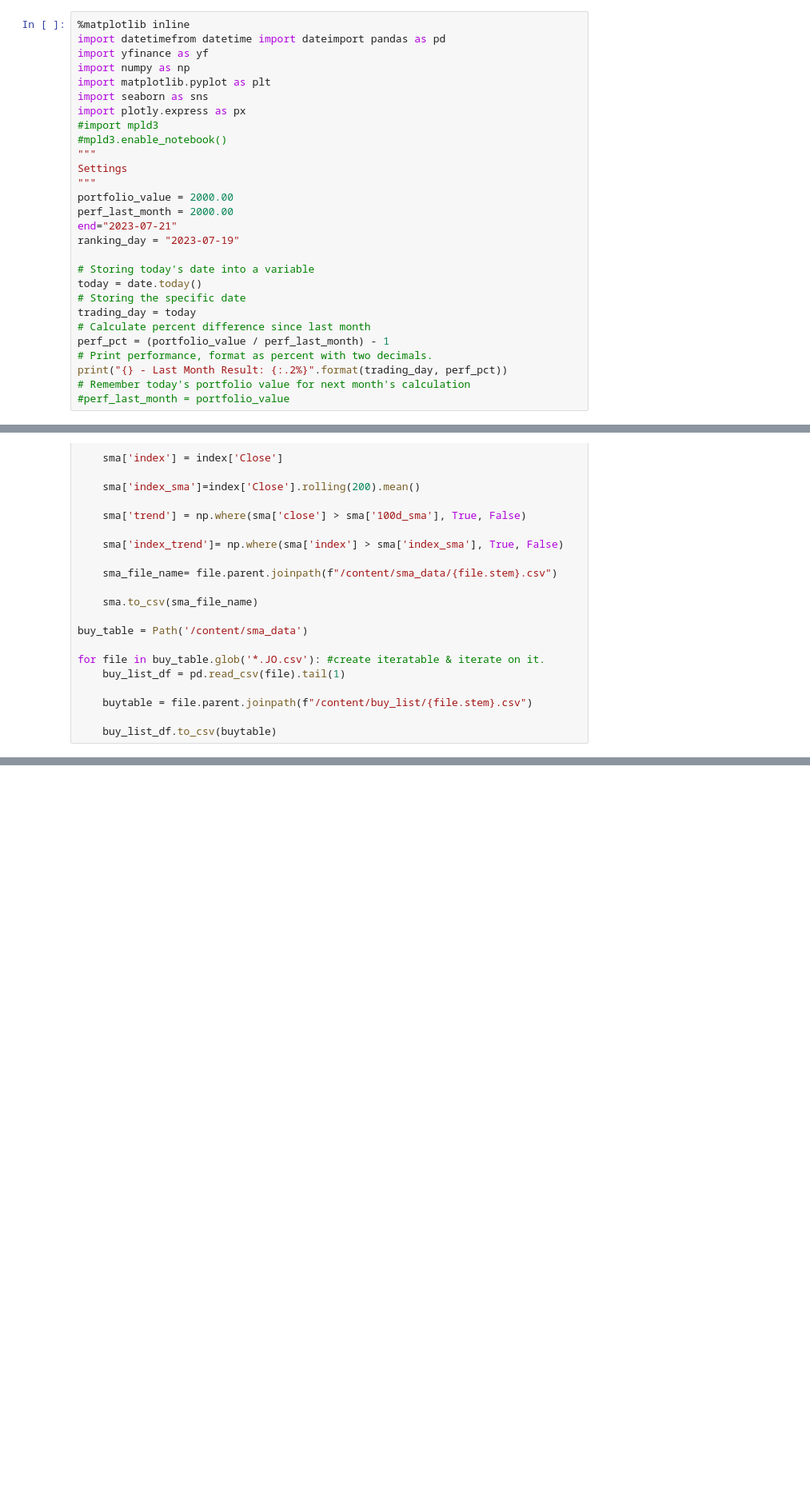
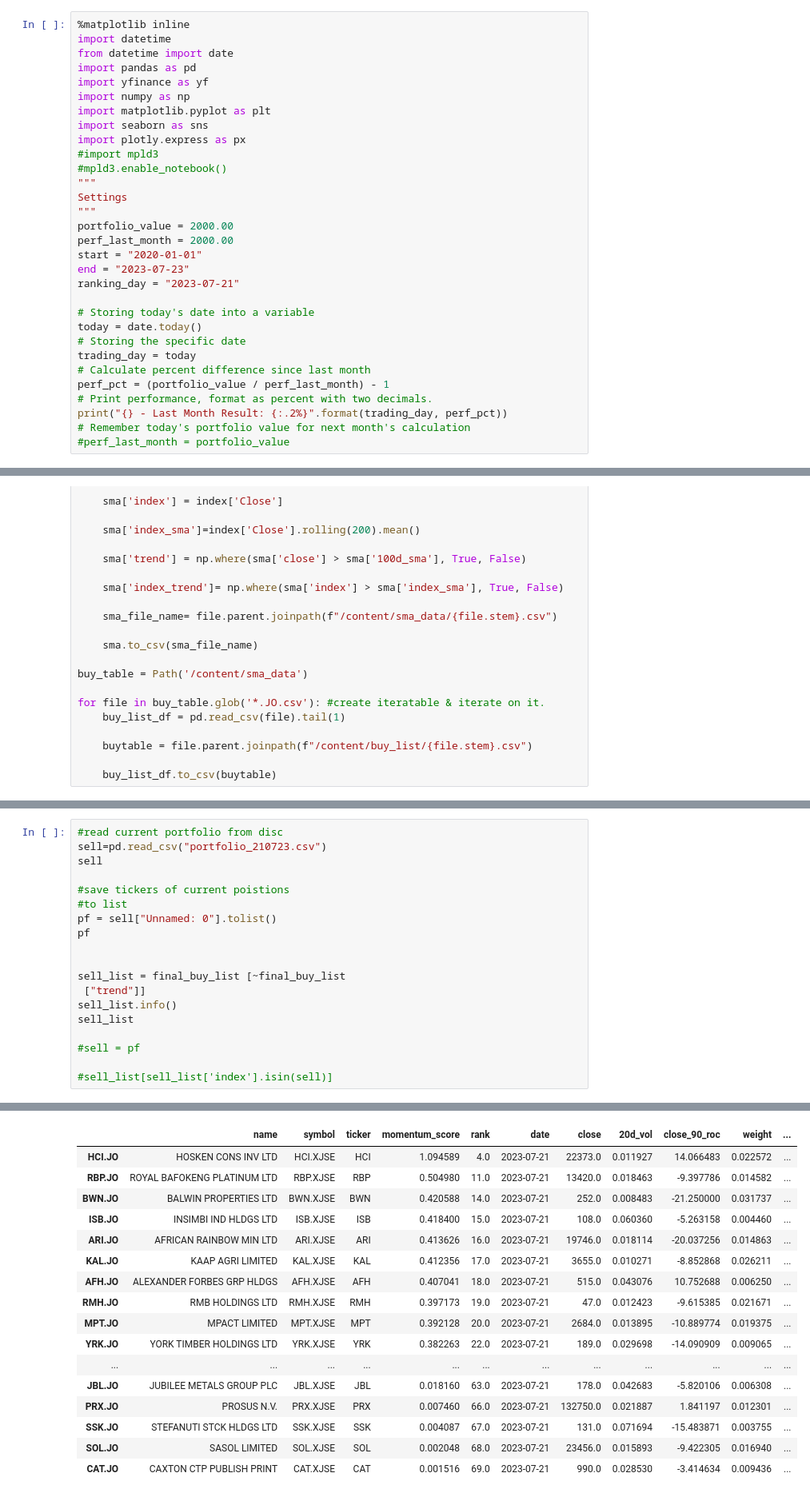
Before and after one commit to helmieresearch/helmieresearch, a Jupyter notebook: Momentum_Ranking_Model.ipynb, the cells around one changed output, grey strips where cells are left out. Shown at 80% size. Drawn from its saved outputs; the diff is of its cells as text; blank space fills up the shorter version.

```diff
--- a/Momentum_Ranking_Model.ipynb
+++ b/Momentum_Ranking_Model.ipynb
@@ -61,7 +12,9 @@ Successfully installed stockstats-0.6.0
 ###Import data
 # %%
 %matplotlib inline
-import datetimefrom datetime import dateimport pandas as pd
+import datetime
+from datetime import date
+import pandas as pd
 import yfinance as yf
 import numpy as np
 import matplotlib.pyplot as plt
@@ -74,8 +27,9 @@ Settings
 """
 portfolio_value = 2000.00
 perf_last_month = 2000.00
-end="2023-07-21"
-ranking_day = "2023-07-19"
+start = "2020-01-01"
+end = "2023-07-23"
+ranking_day = "2023-07-21"
 
 # Storing today's date into a variable
 today = date.today()
@@ -560,0 +457,20 @@ memory usage: 11.8+ KB
+# %%
+#read current portfolio from disc
+sell=pd.read_csv("portfolio_210723.csv")
+sell
+
+#save tickers of current poistions
+#to list
+pf = sell["Unnamed: 0"].tolist()
+pf
+
+
+sell_list = final_buy_list [~final_buy_list
+ ["trend"]]
+sell_list.info()
+sell_list
+
+#sell = pf
+
+#sell_list[sell_list['index'].isin(sell)]
+# %% [output]
@@ -560,0 +494,17 @@ memory usage: 11.8+ KB
+|  | name | symbol | ticker | momentum_score | rank | date | close | 20d_vol | close_90_roc | weight | ... |
+| HCI.JO | HOSKEN CONS INV LTD | HCI.XJSE | HCI | 1.094589 | 4.0 | 2023-07-21 | 22373.0 | 0.011927 | 14.066483 | 0.022572 | ... |
+| RBP.JO | ROYAL BAFOKENG PLATINUM LTD | RBP.XJSE | RBP | 0.504980 | 11.0 | 2023-07-21 | 13420.0 | 0.018463 | -9.397786 | 0.014582 | ... |
+| BWN.JO | BALWIN PROPERTIES LTD | BWN.XJSE | BWN | 0.420588 | 14.0 | 2023-07-21 | 252.0 | 0.008483 | -21.250000 | 0.031737 | ... |
+| ISB.JO | INSIMBI IND HLDGS LTD | ISB.XJSE | ISB | 0.418400 | 15.0 | 2023-07-21 | 108.0 | 0.060360 | -5.263158 | 0.004460 | ... |
+| ARI.JO | AFRICAN RAINBOW MIN LTD | ARI.XJSE | ARI | 0.413626 | 16.0 | 2023-07-21 | 19746.0 | 0.018114 | -20.037256 | 0.014863 | ... |
+| KAL.JO | KAAP AGRI LIMITED | KAL.XJSE | KAL | 0.412356 | 17.0 | 2023-07-21 | 3655.0 | 0.010271 | -8.852868 | 0.026211 | ... |
+| AFH.JO | ALEXANDER FORBES GRP HLDGS | AFH.XJSE | AFH | 0.407041 | 18.0 | 2023-07-21 | 515.0 | 0.043076 | 10.752688 | 0.006250 | ... |
+| RMH.JO | RMB HOLDINGS LTD | RMH.XJSE | RMH | 0.397173 | 19.0 | 2023-07-21 | 47.0 | 0.012423 | -9.615385 | 0.021671 | ... |
+| MPT.JO | MPACT LIMITED | MPT.XJSE | MPT | 0.392128 | 20.0 | 2023-07-21 | 2684.0 | 0.013895 | -10.889774 | 0.019375 | ... |
+| YRK.JO | YORK TIMBER HOLDINGS LTD | YRK.XJSE | YRK | 0.382263 | 22.0 | 2023-07-21 | 189.0 | 0.029698 | -14.090909 | 0.009065 | ... |
+| ... | ... | ... | ... | ... | ... | ... | ... | ... | ... | ... | ... |
+| JBL.JO | JUBILEE METALS GROUP PLC | JBL.XJSE | JBL | 0.018160 | 63.0 | 2023-07-21 | 178.0 | 0.042683 | -5.820106 | 0.006308 | ... |
+| PRX.JO | PROSUS N.V. | PRX.XJSE | PRX | 0.007460 | 66.0 | 2023-07-21 | 132750.0 | 0.021887 | 1.841197 | 0.012301 | ... |
+| SSK.JO | STEFANUTI STCK HLDGS LTD | SSK.XJSE | SSK | 0.004087 | 67.0 | 2023-07-21 | 131.0 | 0.071694 | -15.483871 | 0.003755 | ... |
+| SOL.JO | SASOL LIMITED | SOL.XJSE | SOL | 0.002048 | 68.0 | 2023-07-21 | 23456.0 | 0.015893 | -9.422305 | 0.016940 | ... |
+| CAT.JO | CAXTON CTP PUBLISH PRINT | CAT.XJSE | CAT | 0.001516 | 69.0 | 2023-07-21 | 990.0 | 0.028530 | -3.414634 | 0.009436 | ... |
```
Also changed, not shown: parts of 13 cells of this notebook.
